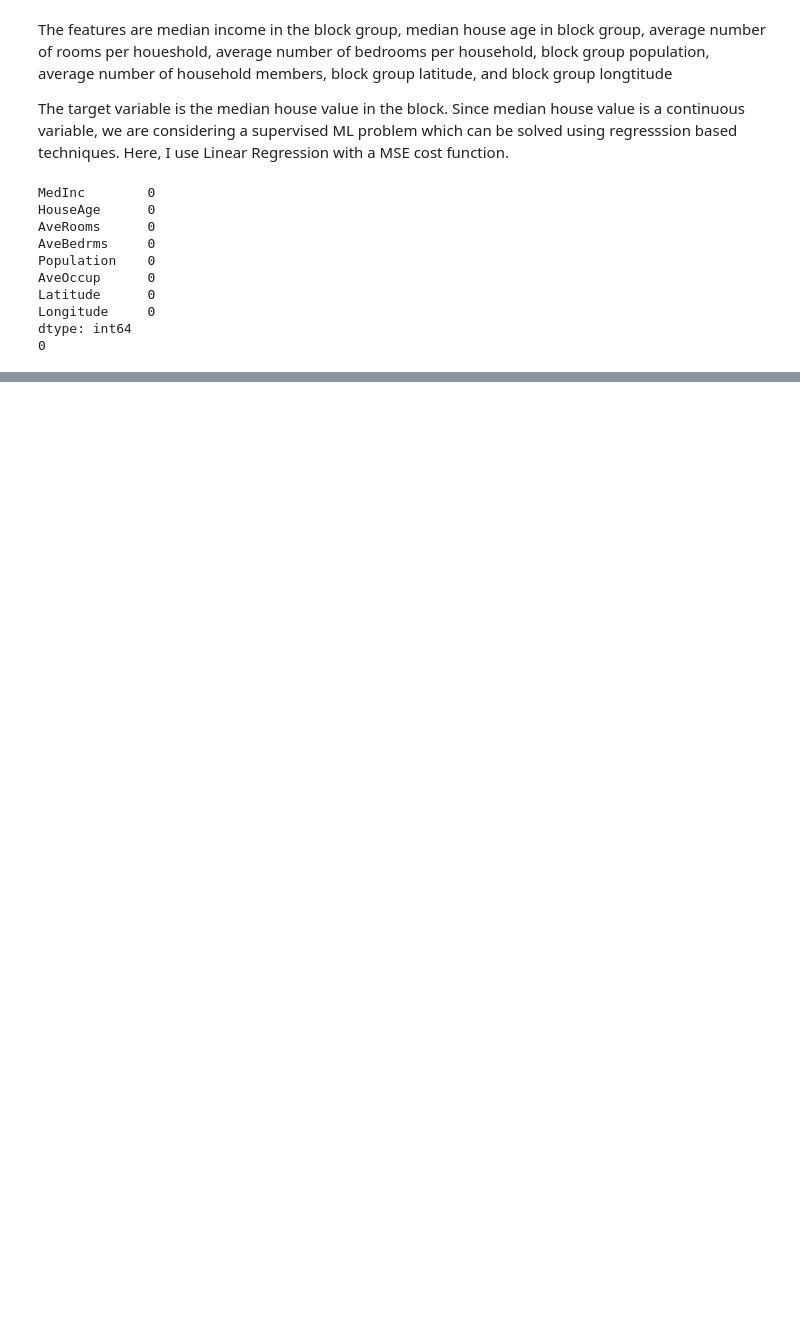
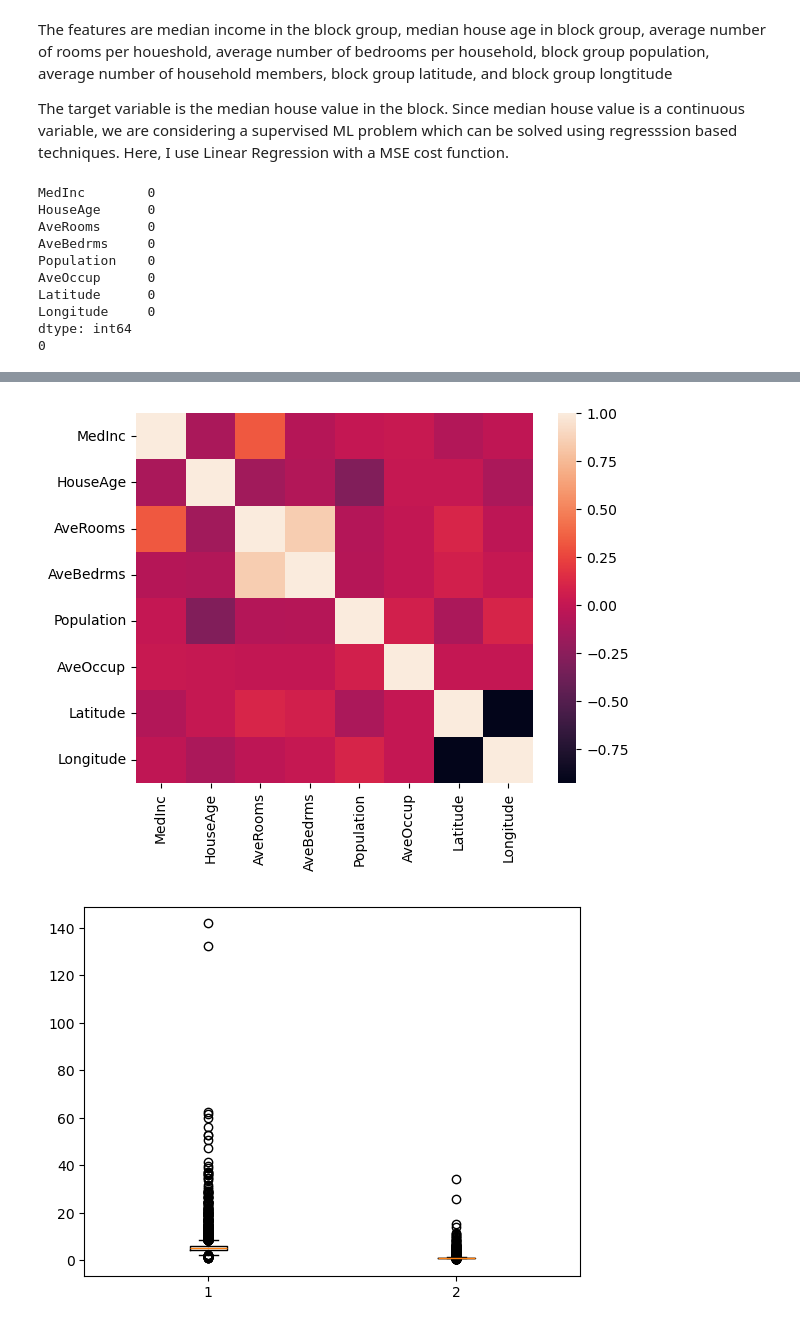
Before and after one commit to IshanKalia/Gradient_Descent, a Jupyter notebook: California_housing.ipynb, the cells around one changed output, grey strips where cells are left out. Cells and saved outputs as stored; diff of their text form; code cells hidden in the pictures; blank space fills up the shorter version.

```diff
--- a/California_housing.ipynb
+++ b/California_housing.ipynb
@@ -42,0 +52,23 @@ import matplotlib.pyplot as plt
+# %%
+#Now we check for high multicollinearity between the features. We do this by checking the correlation matrix between the features.
+sns.heatmap(X.corr())
+plt.show()
+#Plotting scatter plots of Average rooms and Average number of bedrooms
+plt.boxplot(X[["AveRooms", "AveBedrms"]])
+#To remove the outliers, I calculate the interquartile range
+q3_rooms = np.quantile(X["AveRooms"], q = 0.75)
+q3_bedrooms = np.quantile(X["AveBedrms"], q = 0.75)
+
+q1_rooms = np.quantile(X["AveRooms"], q = 0.25)
+q1_bedrooms = np.quantile(X["AveBedrms"], q = 0.25)
+
+IQR_rooms = q3_rooms - q1_rooms
+IQR_bedrooms = q3_bedrooms - q1_bedrooms
+
+#There appear to be 2 outliers in the number of rooms - we set these values to NaN
+
+
+plt.show()
+# %% [output]
+[figure, added]
+[figure, added]
```
Also changed, not shown: parts of 8 cells of this notebook.
